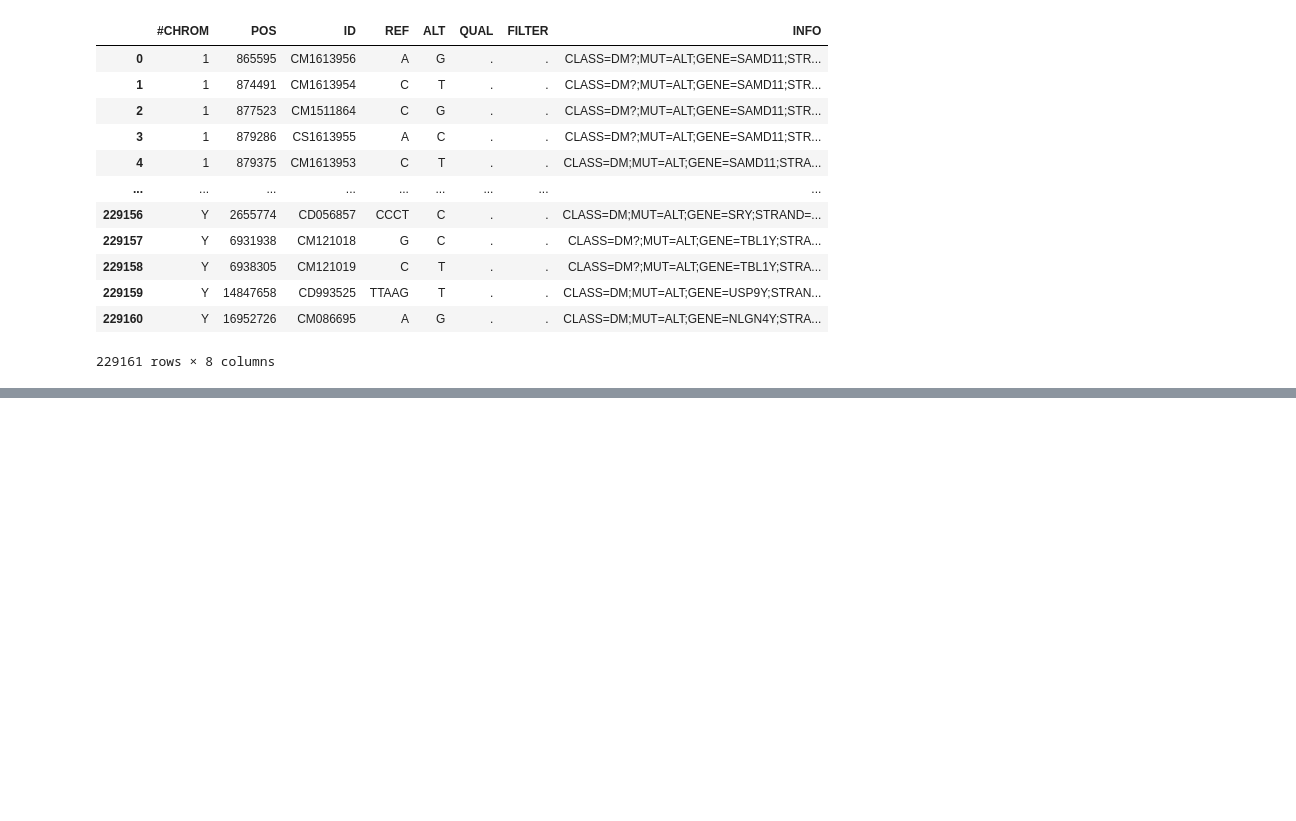
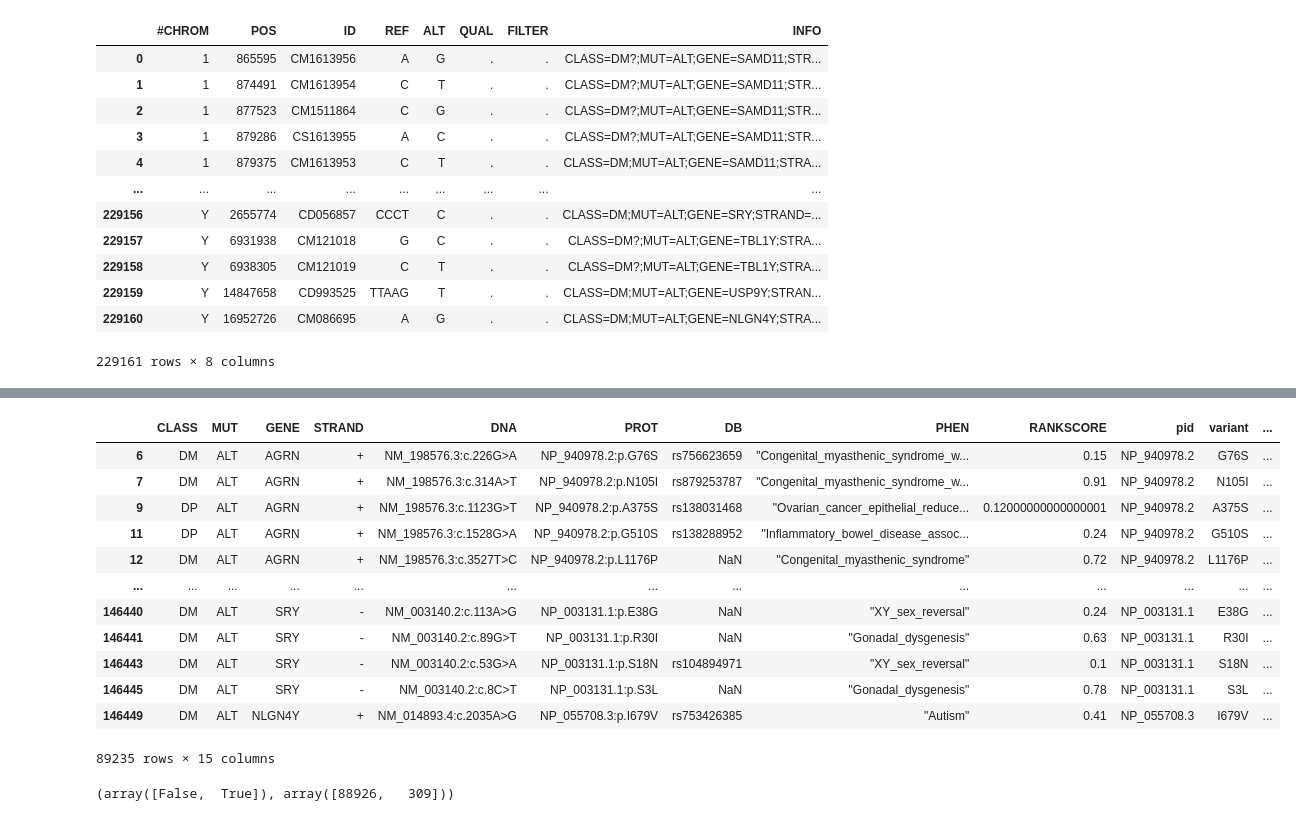
Before and after one commit to Dzeiberg/processBioDBs, a Jupyter notebook: 04_HGMD.ipynb, the cells around one changed output, grey strips where cells are left out. Drawn from its saved outputs; the diff is of its cells as text; code cells hidden in the pictures; blank space fills up the shorter version.

Commit message:
found bug in hgmd processing

```diff
--- a/04_HGMD.ipynb
+++ b/04_HGMD.ipynb
@@ -89,0 +107,38 @@ pickle.dump(sequences, open("/ssdata/hgmd/sequences.pkl","wb"))
+# %%
+sequences = pickle.load(open("/ssdata/hgmd/sequences.pkl","rb"))
+# %%
+seqs = []
+errors = {"match":[]}
+for idx,row in tqdm(variantDF.iterrows(),total=variantDF.shape[0]):
+    s = sequences[row.pid]
+    loc = row["loc"]
+    variant = s[:loc] + row.missense + s[loc+1:]
+    if loc < len(s) and s[loc] == row.reference:
+        seqs.append(variant)
+    else:
+        errors["match"].append(idx)
+        seqs.append(np.nan)
+# %%
+variantDF = variantDF.assign(seq=seqs)
+# %%
+variantDF = variantDF[(variantDF.CLASS != "DM?") & (~variantDF.PROT.str.contains("\*"))]
+# %%
+variantDF
+# %% [output]
+|  | CLASS | MUT | GENE | STRAND | DNA | PROT | DB | PHEN | RANKSCORE | pid | variant | ... |
+| 6 | DM | ALT | AGRN | + | NM_198576.3:c.226G>A | NP_940978.2:p.G76S | rs756623659 | "Congenital_myasthenic_syndrome_w... | 0.15 | NP_940978.2 | G76S | ... |
+| 7 | DM | ALT | AGRN | + | NM_198576.3:c.314A>T | NP_940978.2:p.N105I | rs879253787 | "Congenital_myasthenic_syndrome_w... | 0.91 | NP_940978.2 | N105I | ... |
+| 9 | DP | ALT | AGRN | + | NM_198576.3:c.1123G>T | NP_940978.2:p.A375S | rs138031468 | "Ovarian_cancer_epithelial_reduce... | 0.12000000000000001 | NP_940978.2 | A375S | ... |
+| 11 | DP | ALT | AGRN | + | NM_198576.3:c.1528G>A | NP_940978.2:p.G510S | rs138288952 | "Inflammatory_bowel_disease_assoc... | 0.24 | NP_940978.2 | G510S | ... |
+| 12 | DM | ALT | AGRN | + | NM_198576.3:c.3527T>C | NP_940978.2:p.L1176P | NaN | "Congenital_myasthenic_syndrome" | 0.72 | NP_940978.2 | L1176P | ... |
+| ... | ... | ... | ... | ... | ... | ... | ... | ... | ... | ... | ... | ... |
+| 146440 | DM | ALT | SRY | - | NM_003140.2:c.113A>G | NP_003131.1:p.E38G | NaN | "XY_sex_reversal" | 0.24 | NP_003131.1 | E38G | ... |
+| 146441 | DM | ALT | SRY | - | NM_003140.2:c.89G>T | NP_003131.1:p.R30I | NaN | "Gonadal_dysgenesis" | 0.63 | NP_003131.1 | R30I | ... |
+| 146443 | DM | ALT | SRY | - | NM_003140.2:c.53G>A | NP_003131.1:p.S18N | rs104894971 | "XY_sex_reversal" | 0.1 | NP_003131.1 | S18N | ... |
+| 146445 | DM | ALT | SRY | - | NM_003140.2:c.8C>T | NP_003131.1:p.S3L | NaN | "Gonadal_dysgenesis" | 0.78 | NP_003131.1 | S3L | ... |
+| 146449 | DM | ALT | NLGN4Y | + | NM_014893.4:c.2035A>G | NP_055708.3:p.I679V | rs753426385 | "Autism" | 0.41 | NP_055708.3 | I679V | ... |
+89235 rows × 15 columns
+# %%
+np.unique(variantDF.seq.isnull(),return_counts=True)
+# %% [output]
+(array([False,  True]), array([88926,   309]))
```
Also changed, not shown: parts of 11 cells of this notebook, 1 other file.
